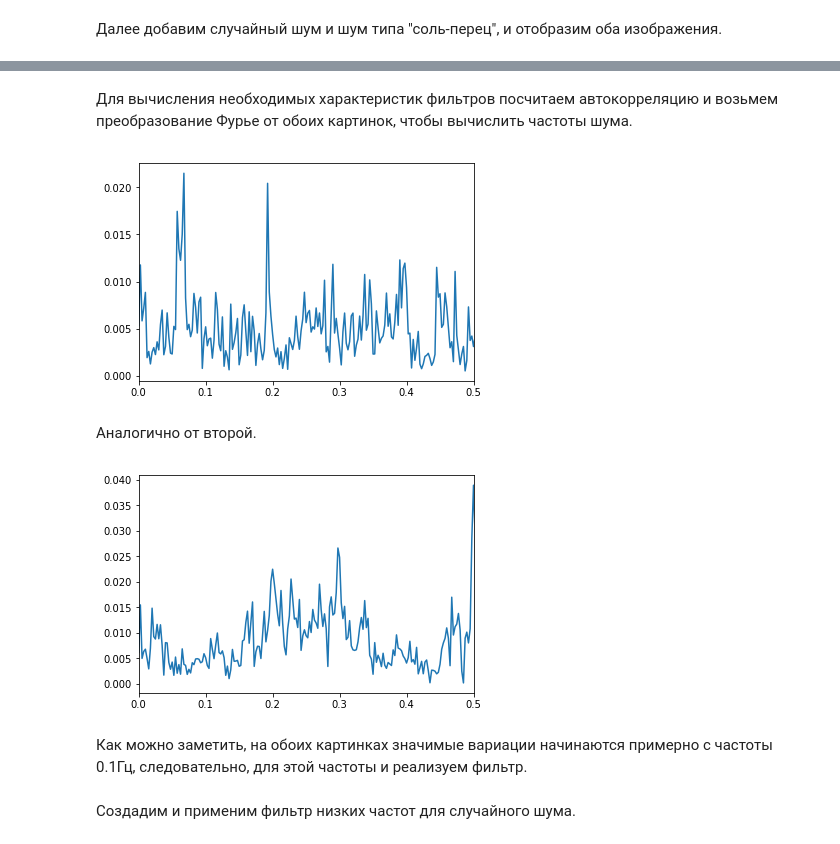
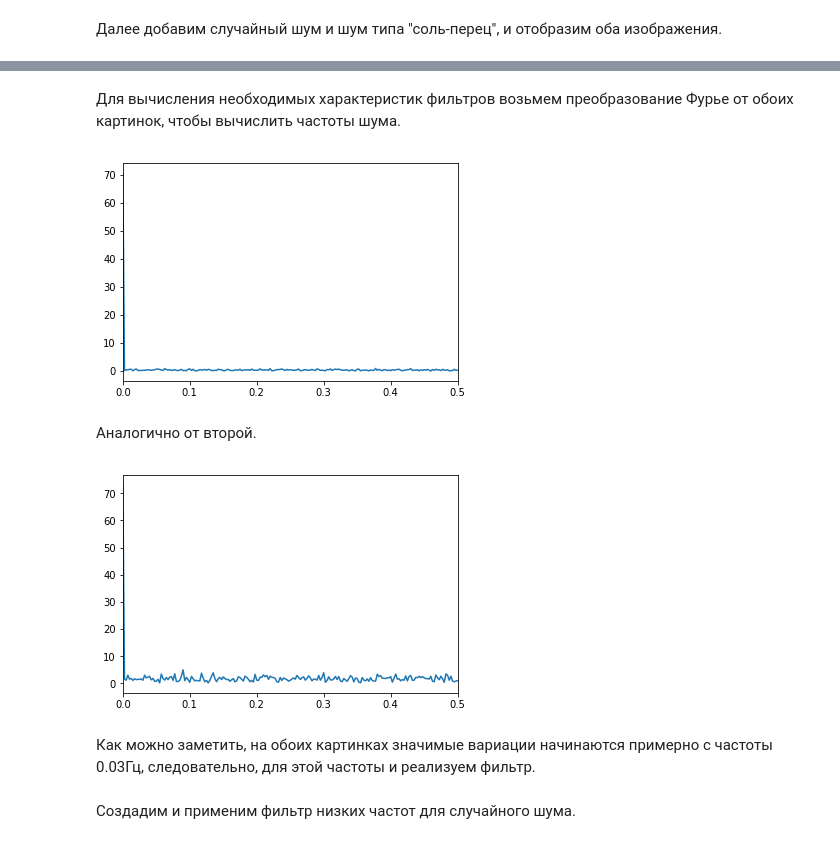
Before and after one commit to maybe-hello-world/ExpData, a Jupyter notebook: noise_LPF_HPF.ipynb, the cells around one changed output, grey strips where cells are left out. Drawn from its saved outputs; the diff is of its cells as text; code cells hidden in the pictures.

Commit message:
autocorrelation removed

```diff
--- a/noise_LPF_HPF.ipynb
+++ b/noise_LPF_HPF.ipynb
@@ -36,29 +35,27 @@ grapher.set_image(spnoise_data, cmap="gray", normalize=False)
 # %% [markdown]
-Для вычисления необходимых характеристик фильтров посчитаем автокорреляцию и возьмем преобразование Фурье от обоих картинок, чтобы вычислить частоты шума.
+Для вычисления необходимых характеристик фильтров возьмем преобразование Фурье от обоих картинок, чтобы вычислить частоты шума.
 # %%
-ac = [autocorrelation(randnoise_data[0], i) for i in range(len(randnoise_data[0]))]
-res = FT.fourier_transform(ac, 1)
+res = FT.fourier_transform(randnoise_data[0], 1)
 grapher.set_subplot(1,
                     y_arr=res.frequencies,
                     x_arr=[i * res.deltaF for i in range(len(res.frequencies))],
                     xmin=0, xmax=res.borderF,
                     subplot_x_number=1, subplot_y_number=1)
 # %% [output]
-[figure, old version]
+[figure, new version]
 # %% [markdown]
 Аналогично от второй.
 # %%
-ac = [autocorrelation(spnoise_data[0], i) for i in range(len(spnoise_data[0]))]
-res = FT.fourier_transform(ac, 1)
+res = FT.fourier_transform(spnoise_data[0], 1)
 grapher.set_subplot(1,
                     y_arr=res.frequencies,
                     x_arr=[i * res.deltaF for i in range(len(res.frequencies))],
                     xmin=0, xmax=res.borderF,
                     subplot_x_number=1, subplot_y_number=1)
 # %% [output]
-[figure, old version]
+[figure, new version]
 # %% [markdown]
-Как можно заметить, на обоих картинках значимые вариации начинаются примерно с частоты 0.1Гц, следовательно, для этой частоты и реализуем фильтр.
+Как можно заметить, на обоих картинках значимые вариации начинаются примерно с частоты 0.03Гц, следовательно, для этой частоты и реализуем фильтр.
 # %% [markdown]
 Создадим и применим фильтр низких частот для случайного шума.
 # %%
```
Also changed, not shown: parts of 6 cells of this notebook.
